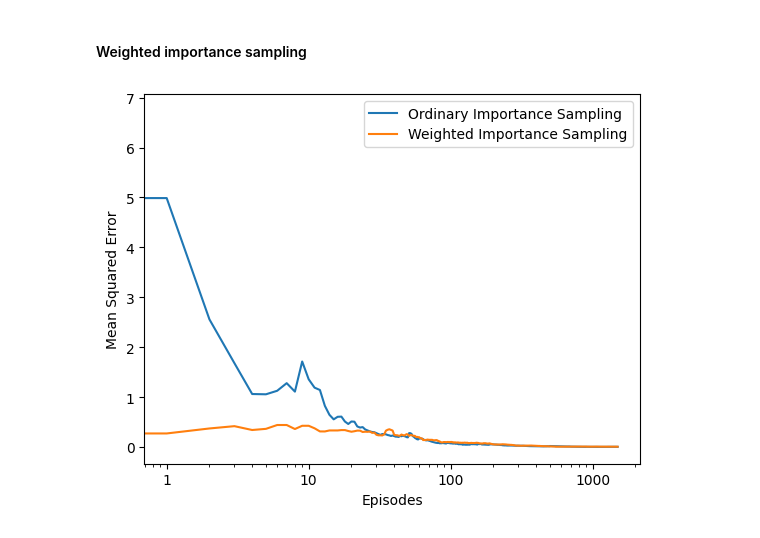
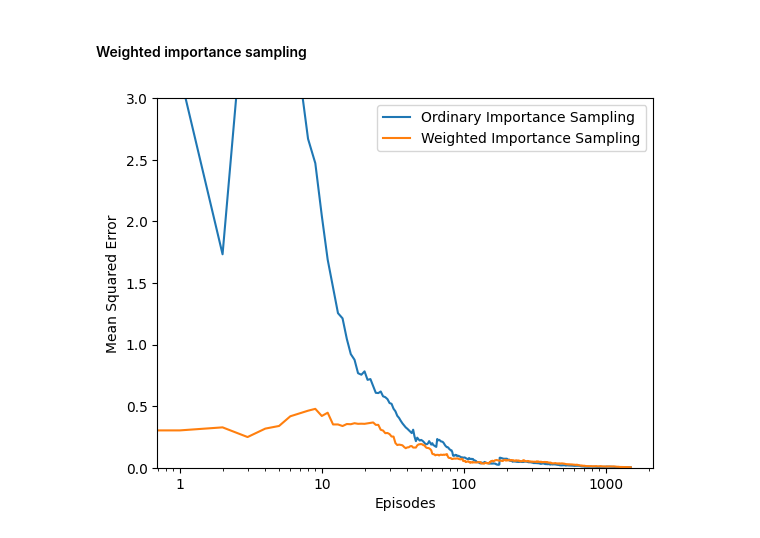
Before and after one commit to Greathoney/fundamental_RL_code, a Jupyter notebook: ch5/example5-4.ipynb, the cells around one changed output. Cells and saved outputs as stored; diff of their text form; code cells hidden in the pictures.

```diff
--- a/ch5/example5-4.ipynb
+++ b/ch5/example5-4.ipynb
@@ -83,7 +83,7 @@ for tests in tqdm(range(tests)):
 
         states = []
         rewards = []
-        rho = 1
+        W_ = []
 
         while True:
             state, info = env.reset()
@@ -103,22 +103,24 @@ for tests in tqdm(range(tests)):
 
             if state[0] < 20:
                 if action == 1:
-                    rho /= 1/2
+                    W_.append(2)
                 else:
-                    rho = 0
+                    W_.append(0)
             else:
                 if action == 0:
-                    rho /= 1/2
+                    W_.append(2)
                 else:
-                    rho = 0
+                    W_.append(0)
 
             state = next_state
 
         G = 0
+        W = 1
         for i in reversed(range(len(states))):
             G = G + rewards[i]
             if not FIRST_VISIT or states[i] not in states[:i]:
-                returns[states[i]].append(rho*G)
+                W *= W_[i]
+                returns[states[i]].append(W*G)
                 # V[states[i]] = np.mean(returns[states[i]])
 
         ord_v_values_.append(np.mean(returns[(1, 1, 1)]))
@@ -147,13 +149,14 @@ for tests in tqdm(range(tests)):
             for k in range(2):
                 returns[i, j, k] = []
 
-    sum_rho = 0
+    sum_W = np.zeros((10, 10, 2))
 
     for episode in range(episodes):
 
         states = []
         rewards = []
-        rho = 1
+
+        W_ = []
 
         while True:
             state, info = env.reset()
@@ -173,27 +176,28 @@ for tests in tqdm(range(tests)):
 
             if state[0] < 20:
                 if action == 1:
-                    rho /= 1/2
+                    W_.append(2)
                 else:
-                    rho = 0
+                    W_.append(0)
             else:
                 if action == 0:
-                    rho /= 1/2
+                    W_.append(2)
                 else:
-                    rho = 0
+                    W_.append(0)
 
             state = next_state
 
-        sum_rho += rho
-
         G = 0
+        W = 1
         for i in reversed(range(len(states))):
             G = G + rewards[i]
             if not FIRST_VISIT or states[i] not in states[:i]:
-                returns[states[i]].append(rho*G)
+                W *= W_[i]
+                sum_W[states[i]] += W
+                returns[states[i]].append(W*G)
                 # V[states[i]] = np.mean(returns[states[i]])
 
-        wei_v_values_.append(np.sum(returns[(1, 1, 1)])/(sum_rho+1e-6))
+        wei_v_values_.append(np.sum(returns[(1, 1, 1)])/(sum_W[(1, 1, 1)]+1e-6))
     wei_v_values.append(wei_v_values_)
 wei_v_values_np = np.array(wei_v_values)
 # %%
@@ -202,13 +206,13 @@ wei_v_value_error = np.mean((wei_v_values_np - target_v_value)**2, axis=0)
 # %%
 plt.plot(ord_v_value_error)
 plt.plot(wei_v_value_error)
-# plt.ylim([0, 1])
+plt.ylim([0, 3])
 plt.xscale('log')
 plt.xticks([1, 10, 100, 1000], ['1', '10', '100', '1000'])
 plt.xlabel('Episodes')
 plt.ylabel('Mean Squared Error')
 plt.legend(['Ordinary Importance Sampling', 'Weighted Importance Sampling'])
 
 plt.show()
 # %% [output]
-[figure, old version]
+[figure, new version]
```
Also changed, not shown: parts of 1 cell of this notebook, 1 other file.
